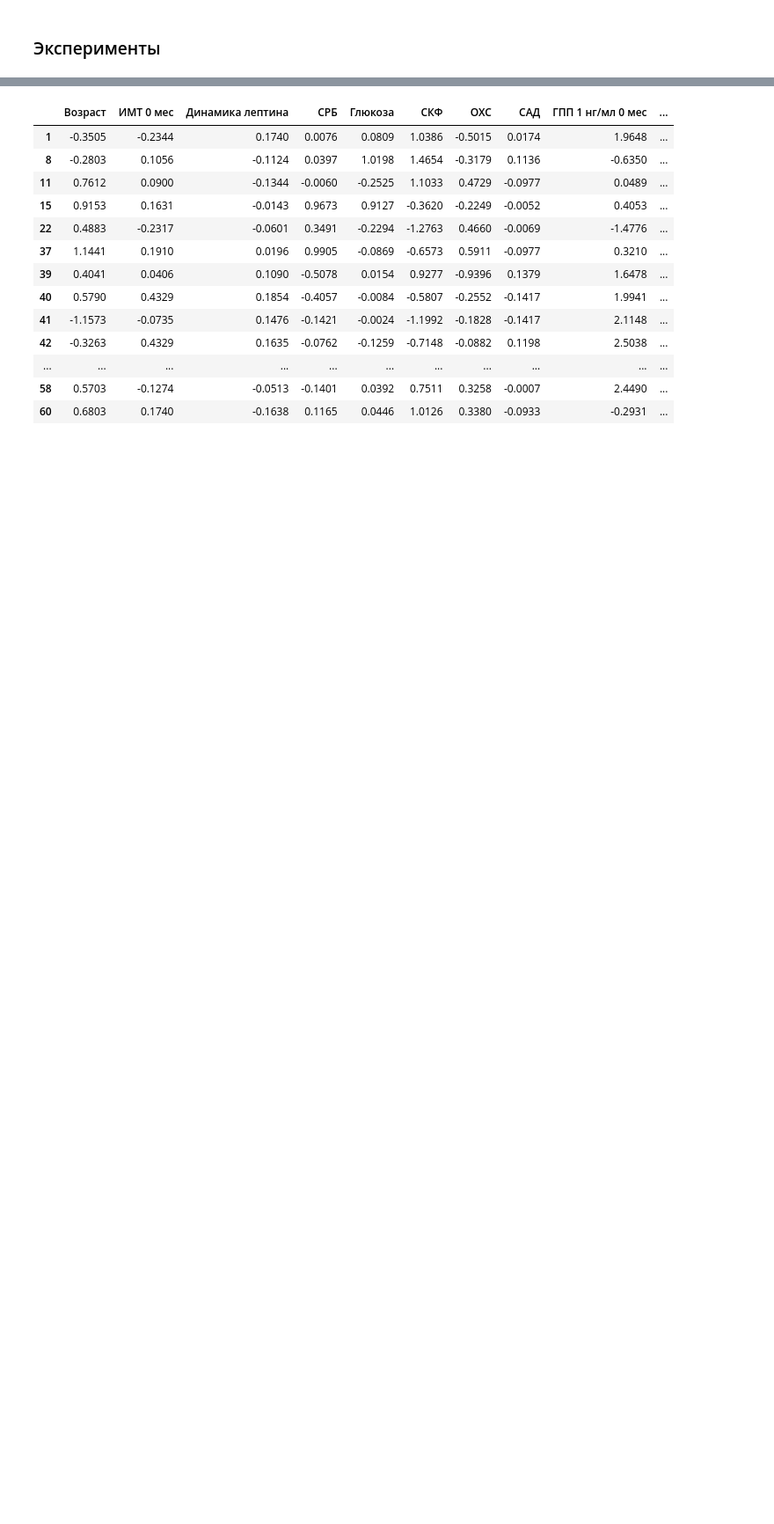
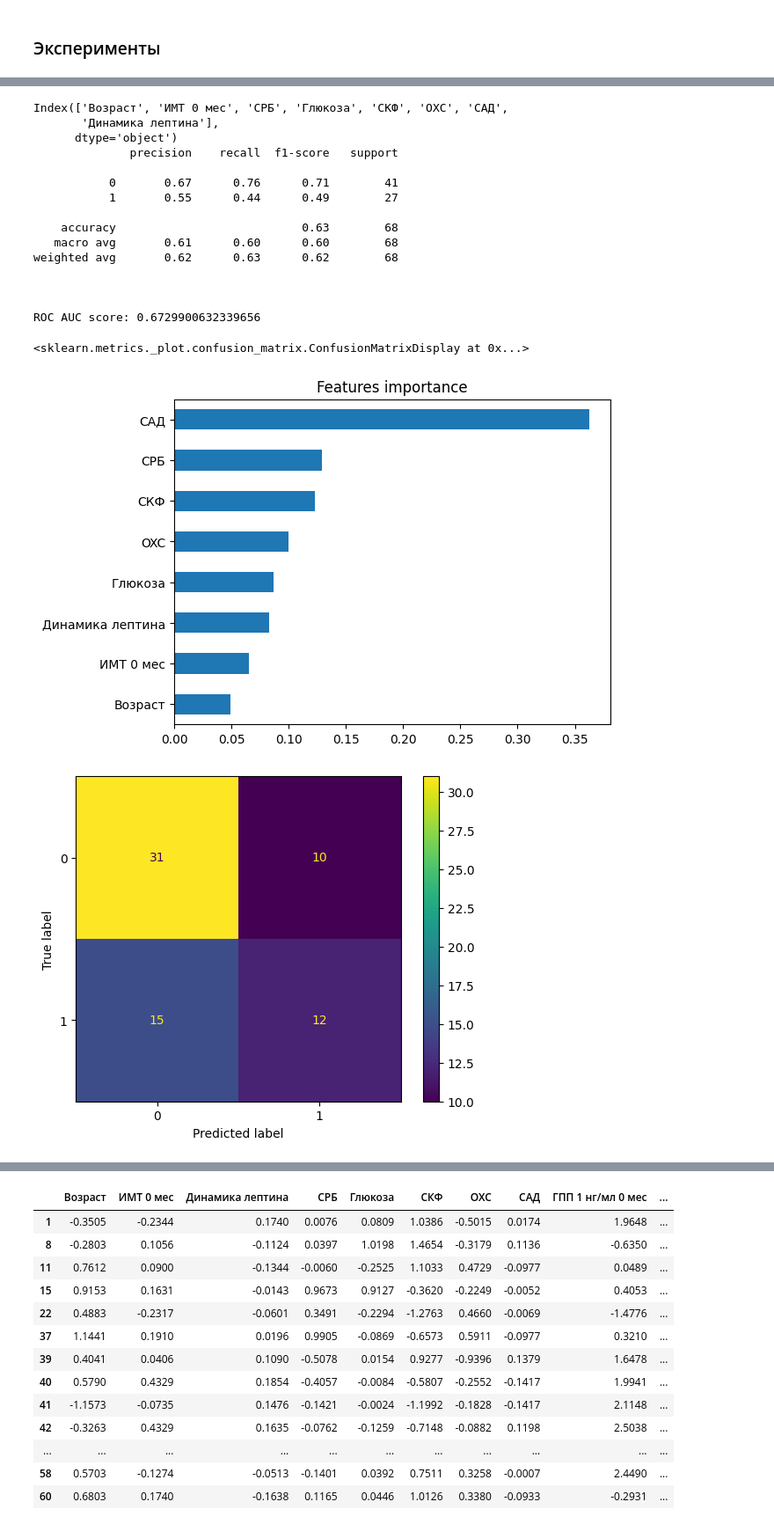
Before and after one commit to geniusserg/Endocrinology, a Jupyter notebook: experiments.ipynb, the cells around one changed output, grey strips where cells are left out. Shown at 88% size. Drawn from its saved outputs; the diff is of its cells as text; code cells hidden in the pictures; blank space fills up the shorter version.

```diff
--- a/experiments.ipynb
+++ b/experiments.ipynb
@@ -327,0 +436,6 @@ ROC AUC score: 0.6506493506493507
+# %%
+# Make 5 removes
+for i in range(5):
+  print("Iteration ", i)
+  X, y = data_valuate_and_filter_dataset(X, y)
+  evaluate_metrics_after_filtration(X, y)
@@ -327,0 +458,24 @@ ROC AUC score: 0.6506493506493507
+# %%
+model = XGBClassifier()
+model, X, y_true, y_pred, y_pred_proba = classification_experiment(model, X, y, use_pipeline=False)
+y_true = np.array(y_true)
+experiment_logger(model, X, y_true, y_pred, y_pred_proba)
+# %% [output]
+Index(['Возраст', 'ИМТ 0 мес', 'СРБ', 'Глюкоза', 'СКФ', 'OXC', 'САД',
+       'Динамика лептина'],
+      dtype='object')
+              precision    recall  f1-score   support
+
+           0       0.67      0.76      0.71        41
+           1       0.55      0.44      0.49        27
+
+    accuracy                           0.63        68
+   macro avg       0.61      0.60      0.60        68
+weighted avg       0.62      0.63      0.62        68
+
+
+
+ROC AUC score: 0.6729900632339656
+<sklearn.metrics._plot.confusion_matrix.ConfusionMatrixDisplay at 0x...>
+[figure, added]
+[figure, added]
```
Also changed, not shown: parts of 12 cells of this notebook.
